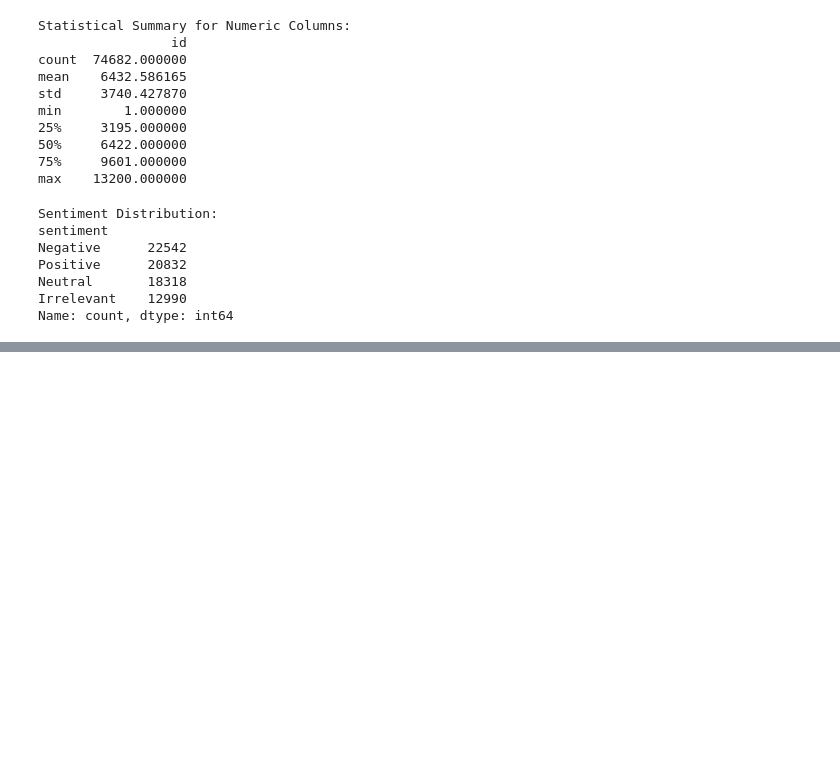
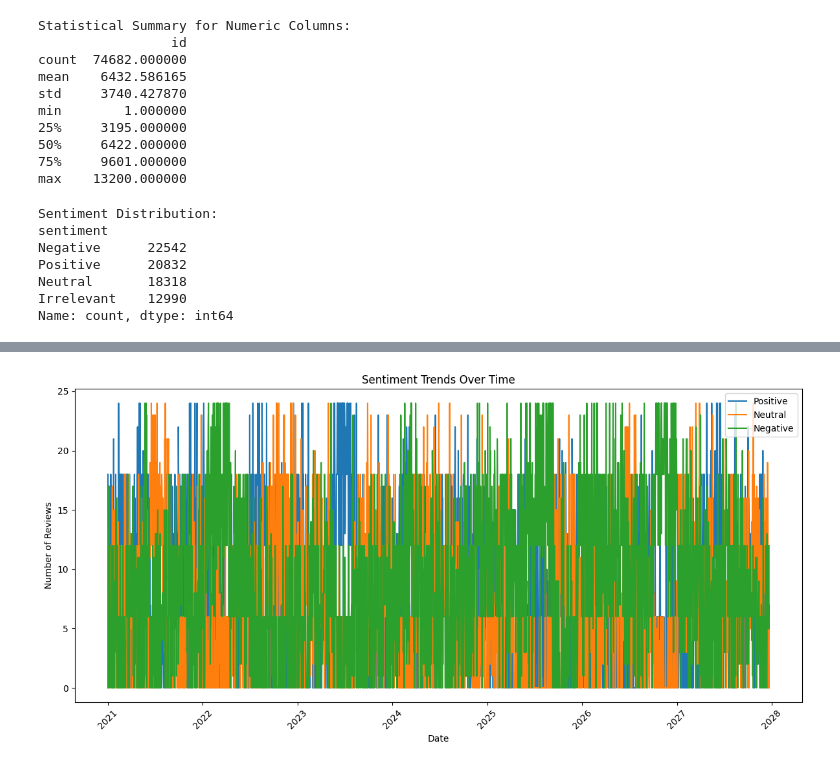
Before and after one commit to KaifAhmad1/sentiment-analyzer, a Jupyter notebook: NEXA_Sentiment_Analysis_System.ipynb, the cells around one changed output, grey strips where cells are left out. Drawn from its saved outputs; the diff is of its cells as text; code cells hidden in the pictures; blank space fills up the shorter version.

```diff
--- a/NEXA_Sentiment_Analysis_System.ipynb
+++ b/NEXA_Sentiment_Analysis_System.ipynb
@@ -196,0 +173,18 @@ def predict_sentiment(review_text):
+# %%
+# 3. Sentiment Trends Over Time (using the simulated date column)
+# First, group by date (e.g., daily sentiment counts)
+data_ml['day'] = data_ml['date'].dt.date
+sentiment_trends = data_ml.groupby(['day', 'sentiment']).size().unstack(fill_value=0)
+
+plt.figure(figsize=(12, 6))
+for sentiment in ['Positive', 'Neutral', 'Negative']:
+    plt.plot(sentiment_trends.index, sentiment_trends[sentiment], label=sentiment)
+plt.xlabel('Date')
+plt.ylabel('Number of Reviews')
+plt.title('Sentiment Trends Over Time')
+plt.legend()
+plt.xticks(rotation=45)
+plt.tight_layout()
+plt.show()
+# %% [output]
+[figure, added]
```
Also changed, not shown: parts of 15 cells of this notebook.
